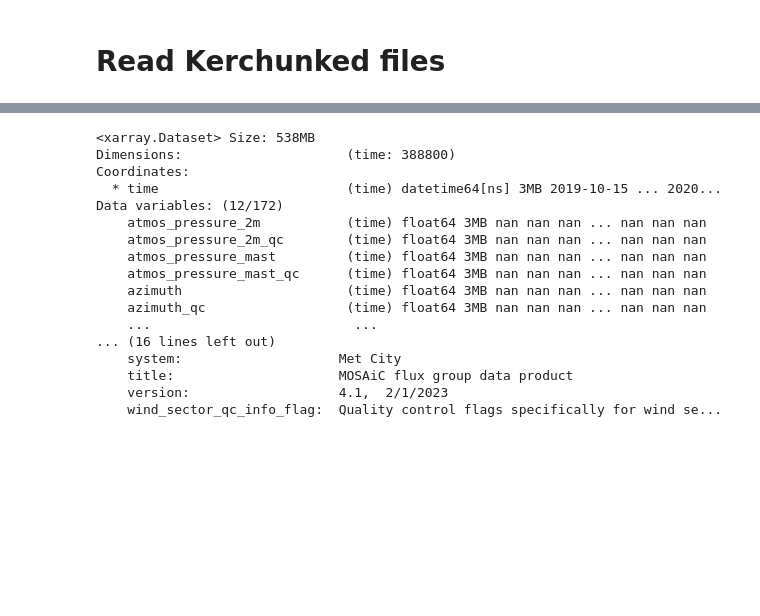
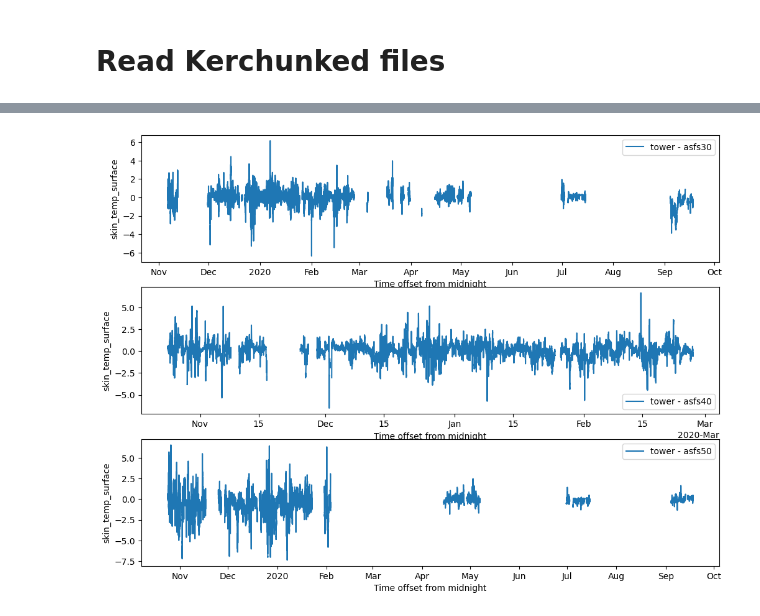
Before and after one commit to nsidc/mosaic_sunlight_underseaice, a Jupyter notebook: notebooks/read_kerchunked.ipynb, the cells around one changed output, grey strips where cells are left out. Saved outputs shown, nothing was run; the diff lists cells and outputs as text; code cells hidden in the pictures; blank space fills up the shorter version.

```diff
--- a/notebooks/read_kerchunked.ipynb
+++ b/notebooks/read_kerchunked.ipynb
@@ -29,6 +45,7 @@ def open_reference_ds(file):
 # %%
-%%time
-datasets = [open_reference_ds(f) for f in json_files]
-ds = xr.concat(datasets, dim='time')
-ds
+fig, ax = plt.subplots(3, 1, figsize=(12,9))
+(tower.skin_temp_surface - asfs30.skin_temp_surface).plot(ax=ax[0], label='tower - asfs30')
+(tower.skin_temp_surface - asfs40.skin_temp_surface).plot(ax=ax[1], label='tower - asfs40')
+(tower.skin_temp_surface - asfs50.skin_temp_surface).plot(ax=ax[2], label='tower - asfs50')
+[axis.legend() for axis in ax]
 # %% [output]
@@ -37,17 +55 @@ Wall time: 25.6 s
-<xarray.Dataset> Size: 538MB
-Dimensions:                     (time: 388800)
-Coordinates:
-  * time                        (time) datetime64[ns] 3MB 2019-10-15 ... 2020...
-Data variables: (12/172)
-    atmos_pressure_2m           (time) float64 3MB nan nan nan ... nan nan nan
-    atmos_pressure_2m_qc        (time) float64 3MB nan nan nan ... nan nan nan
-    atmos_pressure_mast         (time) float64 3MB nan nan nan ... nan nan nan
-    atmos_pressure_mast_qc      (time) float64 3MB nan nan nan ... nan nan nan
-    azimuth                     (time) float64 3MB nan nan nan ... nan nan nan
-    azimuth_qc                  (time) float64 3MB nan nan nan ... nan nan nan
-    ...                          ...
-... (16 lines left out)
-    system:                    Met City
-    title:                     MOSAiC flux group data product
-    version:                   4.1,  2/1/2023
-    wind_sector_qc_info_flag:  Quality control flags specifically for wind se...
+[figure, added]
```
Also changed, not shown: parts of 19 cells of this notebook.
